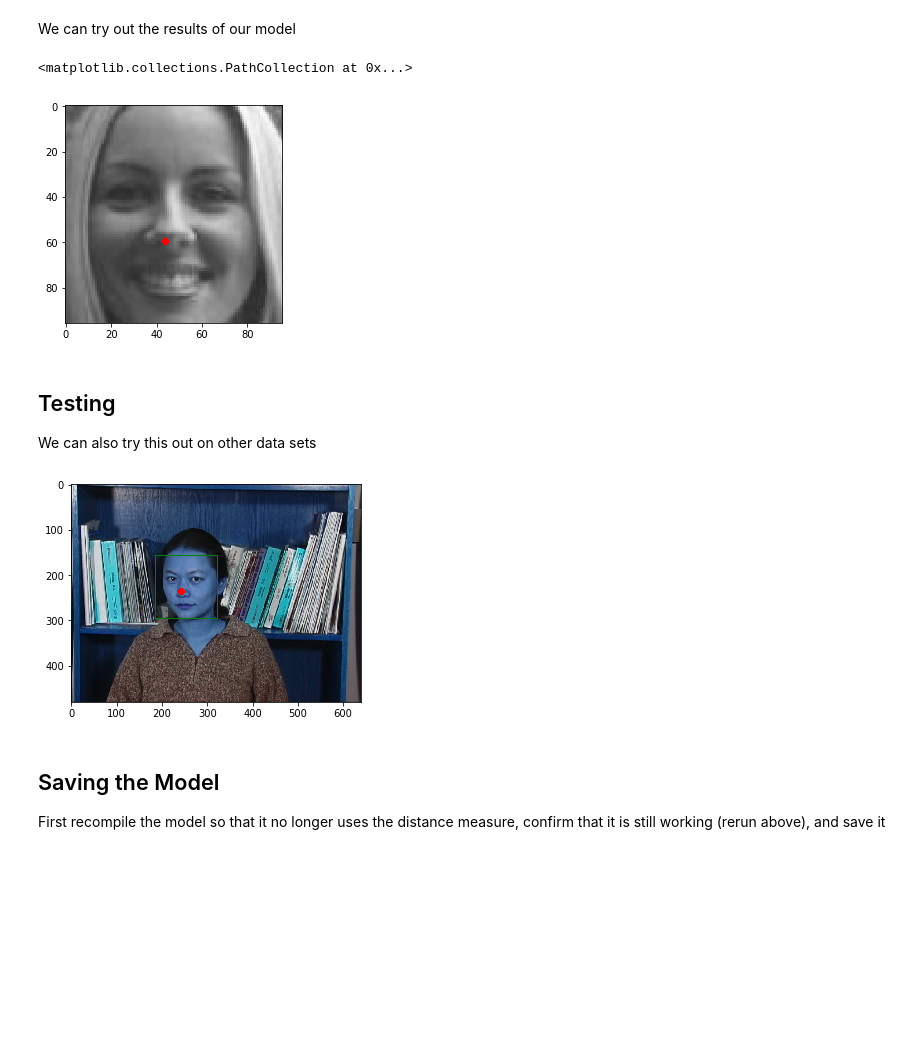
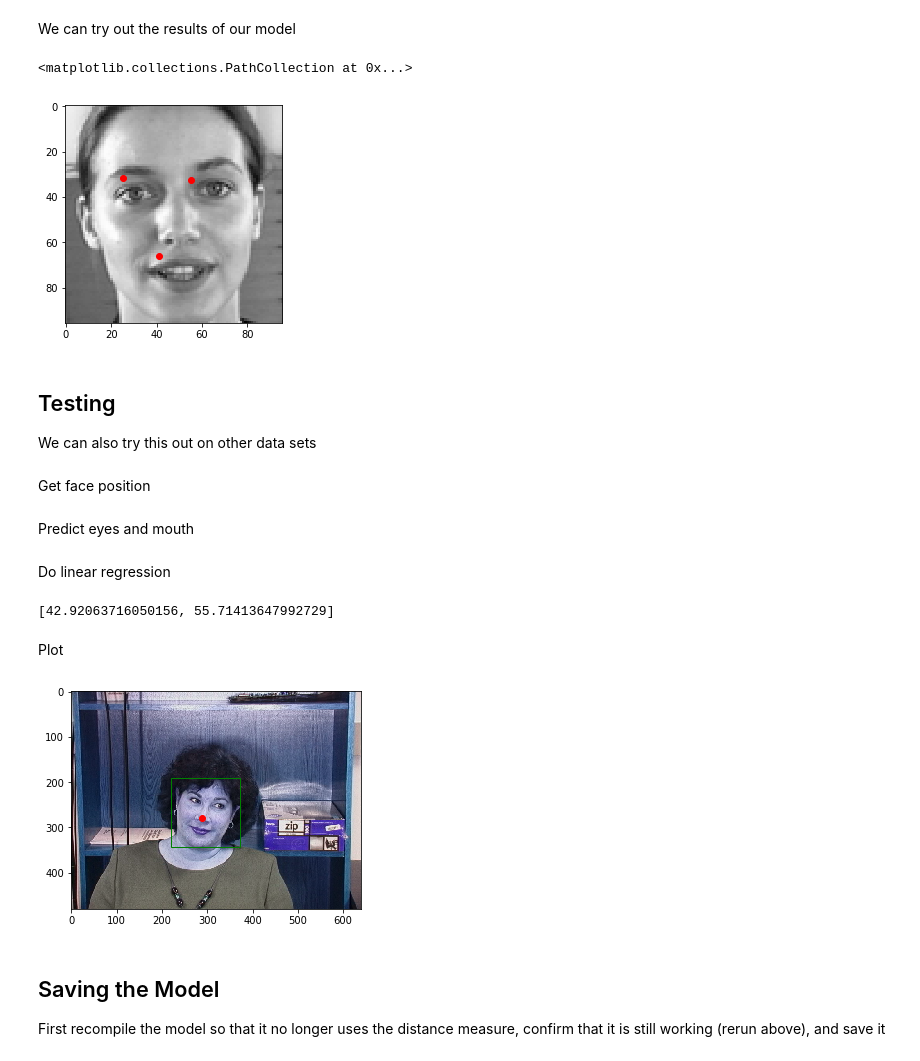
Before and after one commit to MatthewCalligaro/TheNoseArcade, a Jupyter notebook: neural-network/notebooks/facial_keypoints_tf_keras.ipynb, the cells around one changed output. Saved outputs shown, nothing was run; the diff lists cells and outputs as text; code cells hidden in the pictures; blank space fills up the shorter version.

Commit message:
Combine linear regression model

```diff
--- a/neural-network/notebooks/facial_keypoints_tf_keras.ipynb
+++ b/neural-network/notebooks/facial_keypoints_tf_keras.ipynb
@@ -243,7 +241,7 @@ def dist_pred(y_true, y_pred):
     return sum_dist
 # %%
 lr = 0.0001 # 0.0001
-model.compile(optimizer=tf.keras.optimizers.RMSprop(lr=lr),
+model.compile(optimizer=tf.keras.optimizers.Adam(lr=lr),
               loss='mean_squared_error',
               metrics=[dist_pred])
 # %%
@@ -293,38 +305,58 @@ Epoch 1/1
 # %% [markdown]
 We can try out the results of our model
 # %%
-i = 19
-pts = model.predict(np.expand_dims(valid_data[i], axis=0))
-plt.imshow(valid_data[i])
+i = 20
+pts = model.predict(np.expand_dims(train_data[i], axis=0))
+plt.imshow(train_data[i])
 plt.scatter(pts[0][::2], pts[0][1::2], c='r')
 # %% [output]
 <matplotlib.collections.PathCollection at 0x...>
-[figure, old version]
+[figure, new version]
 # %% [markdown]
 ## Testing
 We can also try this out on other data sets
 # %%
 gt_db_path = '/content/gdrive/My Drive/CS 121/TheNoseArcade/Data/gt_db/'
+# %% [markdown]
+Get face position
 # %%
-image = cv2.imread(gt_db_path + 's30/02.jpg')
+image = cv2.imread(gt_db_path + 's42/02.jpg')
 grayscale_image = cv2.cvtColor(image, cv2.COLOR_RGB2GRAY)
 face_cascade = cv2.CascadeClassifier('/content/gdrive/My Drive/CS 121/TheNoseArcade/Data/haarcascade_frontalface_default.xml')
 box = face_cascade.detectMultiScale(grayscale_image, 1.25, 6)[0]
+# %% [markdown]
+Predict eyes and mouth
 # %%
 net_data = cv2.resize(image[box[1]:(box[1]+box[3]), box[0]:(box[0] + box[2]), :], (image_size, image_size))
 pts = model.predict(np.expand_dims(net_data, axis=0))
+# %% [markdown]
+Do linear regression
+# %%
+x_weights = np.array([0.013330983, 0.36554886, 0.005527861, -0.382274539,
+                      1.01703989, 0.000242652])
+x_bias = -1.34480293
+y_weights = np.array([0.44016716, 0.48229461, -0.22590793, 0.53768469,
+                      0.01016914, -0.00998019])
+y_bias = 2.07304674
+# %%
+nose = [pts[0].dot(x_weights) + x_bias, pts[0].dot(y_weights) + y_bias]
+print(nose)
+# %% [output]
+[42.92063716050156, 55.71413647992729]
+# %% [markdown]
+Plot
 # %%
 fig,ax = plt.subplots(1)
 ax.imshow(image)
 rect = patches.Rectangle((box[0], box[1]), box[2], box[3], linewidth=1,
                          edgecolor='g', facecolor='none')
 ax.add_patch(rect)
-ax.scatter(box[0] + pts[0][::2] * box[2] / image_size,
-           box[1] + pts[0][1::2] * box[3] / image_size, c='r')
+ax.scatter(box[0] + nose[0] * box[2] / image_size,
+           box[1] + nose[1] * box[3] / image_size, c='r')
 
 plt.show()
 # %% [output]
-[figure, old version]
+[figure, new version]
 # %% [markdown]
 ## Saving the Model
 First recompile the model so that it no longer uses the distance measure, confirm that it is still working (rerun above), and save it
```
Also changed, not shown: parts of 14 cells of this notebook.
